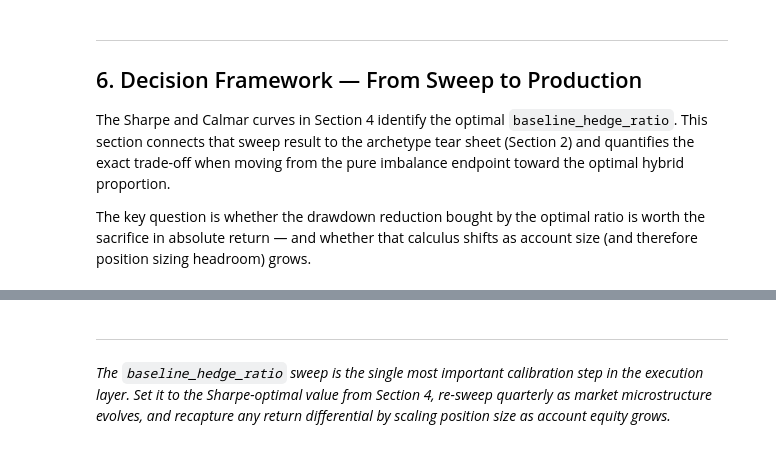
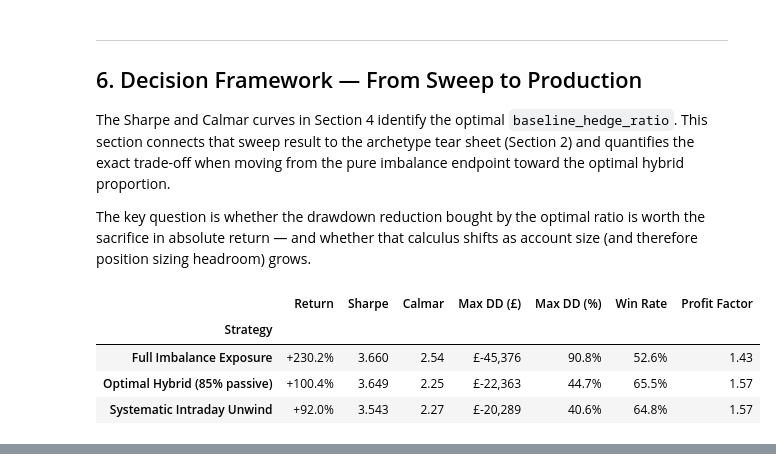
Before and after one commit to shaw029/power-trading, a Jupyter notebook: notebooks/02_hybrid_execution_analysis.ipynb, the cells around one changed output, grey strips where cells are left out. Saved outputs shown, nothing was run; the diff lists cells and outputs as text; code cells hidden in the pictures.

```diff
--- a/notebooks/02_hybrid_execution_analysis.ipynb
+++ b/notebooks/02_hybrid_execution_analysis.ipynb
@@ -320,51 +423,50 @@ The Sharpe and Calmar curves in Section 4 identify the optimal `baseline_hedge_r
 
 The key question is whether the drawdown reduction bought by the optimal ratio is worth the sacrifice in absolute return — and whether that calculus shifts as account size (and therefore position sizing headroom) grows.
 # %%
-optimal_idx = sweep_df["sharpe"].idxmax()
-optimal_ratio = sweep_df.loc[optimal_idx, "ratio"]
-optimal_label = f"Sharpe-Optimal Hybrid (ratio={optimal_ratio:.1f})"
-
-_, opt_metrics = run_backtest_from_dataframe(
-    bt_df.copy(),
-    **COMMON_KW,
-    mid_price_col="mid_price",
-    predicted_spread_col="predicted_spread",
-    baseline_hedge_ratio=optimal_ratio,
-)
+opt_metrics = results[OPTIMAL_NAME]["metrics"]
 
 comparison = {
     "Full Imbalance Exposure": results["Full Imbalance Exposure"]["metrics"],
-    optimal_label: opt_metrics,
+    OPTIMAL_NAME:              opt_metrics,
+    "Systematic Intraday Unwind": results["Systematic Intraday Unwind"]["metrics"],
 }
 
 framework_rows = []
 for name, m in comparison.items():
     max_dd_pct = abs(m["max_drawdown"]) / STARTING_CAPITAL
     calmar = m["total_return_pct"] / max_dd_pct if max_dd_pct > 0 else float("nan")
     framework_rows.append({
-        "Strategy": name,
-        "Return": f"{m['total_return_pct']:+.1%}",
-        "Sharpe": f"{m['sharpe_ratio']:.3f}",
-        "Calmar": f"{calmar:.2f}",
-        "Max DD (£)": f"£{m['max_drawdown']:,.0f}",
-        "Max DD (%)": f"{max_dd_pct:.1%}",
-        "Win Rate": f"{m['win_rate']:.1%}",
+        "Strategy":      name,
+        "Return":        f"{m['total_return_pct']:+.1%}",
+        "Sharpe":        f"{m['sharpe_ratio']:.3f}",
+        "Calmar":        f"{calmar:.2f}",
+        "Max DD (£)":   f"£{m['max_drawdown']:,.0f}",
+        "Max DD (%)":   f"{max_dd_pct:.1%}",
+        "Win Rate":      f"{m['win_rate']:.1%}",
         "Profit Factor": f"{m['profit_factor']:.2f}",
     })
 
 fw_df = pd.DataFrame(framework_rows).set_index("Strategy")
 
-fie_m = results["Full Imbalance Exposure"]["metrics"]
+fie_m  = results["Full Imbalance Exposure"]["metrics"]
 fie_dd = abs(fie_m["max_drawdown"]) / STARTING_CAPITAL
 opt_dd = abs(opt_metrics["max_drawdown"]) / STARTING_CAPITAL
-dd_reduction = (fie_dd - opt_dd) / fie_dd
+dd_reduction  = (fie_dd - opt_dd) / fie_dd
 pnl_sacrifice = (fie_m["total_pnl"] - opt_metrics["total_pnl"]) / fie_m["total_pnl"]
 
 tradeoff = pd.DataFrame([{
-    "DD Reduction": f"{dd_reduction:.0%}",
-    "Return Sacrificed": f"{pnl_sacrifice:.0%}",
-}], index=[f"Full Imbalance Exposure → {optimal_label} (£{STARTING_CAPITAL:,.0f} account)"])
+    "Optimal hedge ratio":  f"{OPTIMAL_RATIO:.0%} passive MID",
+    "DD Reduction":         f"{dd_reduction:.0%}",
+    "Return Sacrificed":    f"{pnl_sacrifice:.0%}",
+    "Net Calmar change":    f"{(abs(opt_metrics['max_drawdown'])/STARTING_CAPITAL and opt_metrics['total_return_pct']/(abs(opt_metrics['max_drawdown'])/STARTING_CAPITAL) - fie_m['total_return_pct']/fie_dd):+.2f}",
+}], index=[f"Full Imbalance Exposure → {OPTIMAL_NAME}"])
 tradeoff.index.name = "Transition"
 
 display(fw_df.style.set_properties(**{"text-align": "right"}))
 display(tradeoff.style.set_properties(**{"text-align": "right"}))
+# %% [output]
+|  | Return | Sharpe | Calmar | Max DD (£) | Max DD (%) | Win Rate | Profit Factor |
+| Strategy |  |  |  |  |  |  |  |
+| Full Imbalance Exposure | +230.2% | 3.660 | 2.54 | £-45,376 | 90.8% | 52.6% | 1.43 |
+| Optimal Hybrid (85% passive) | +100.4% | 3.649 | 2.25 | £-22,363 | 44.7% | 65.5% | 1.57 |
+| Systematic Intraday Unwind | +92.0% | 3.543 | 2.27 | £-20,289 | 40.6% | 64.8% | 1.57 |
@@ -371,3 +475,0 @@ display(tradeoff.style.set_properties(**{"text-align": "right"}))
-# %% [markdown]
----
-*The `baseline_hedge_ratio` sweep is the single most important calibration step in the execution layer. Set it to the Sharpe-optimal value from Section 4, re-sweep quarterly as market microstructure evolves, and recapture any return differential by scaling position size as account equity grows.*
```
Also changed, not shown: parts of 6 cells of this notebook, 2 other files.
